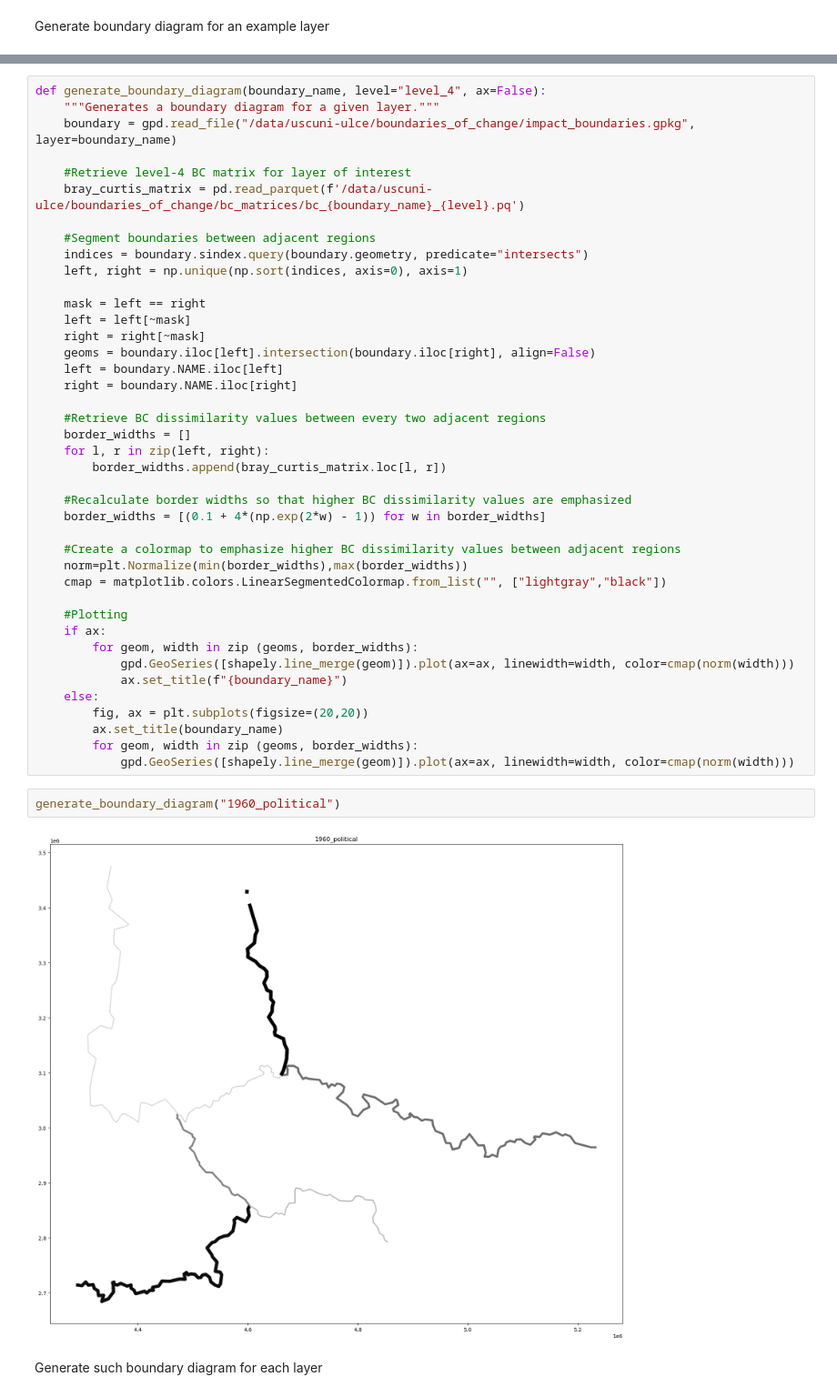
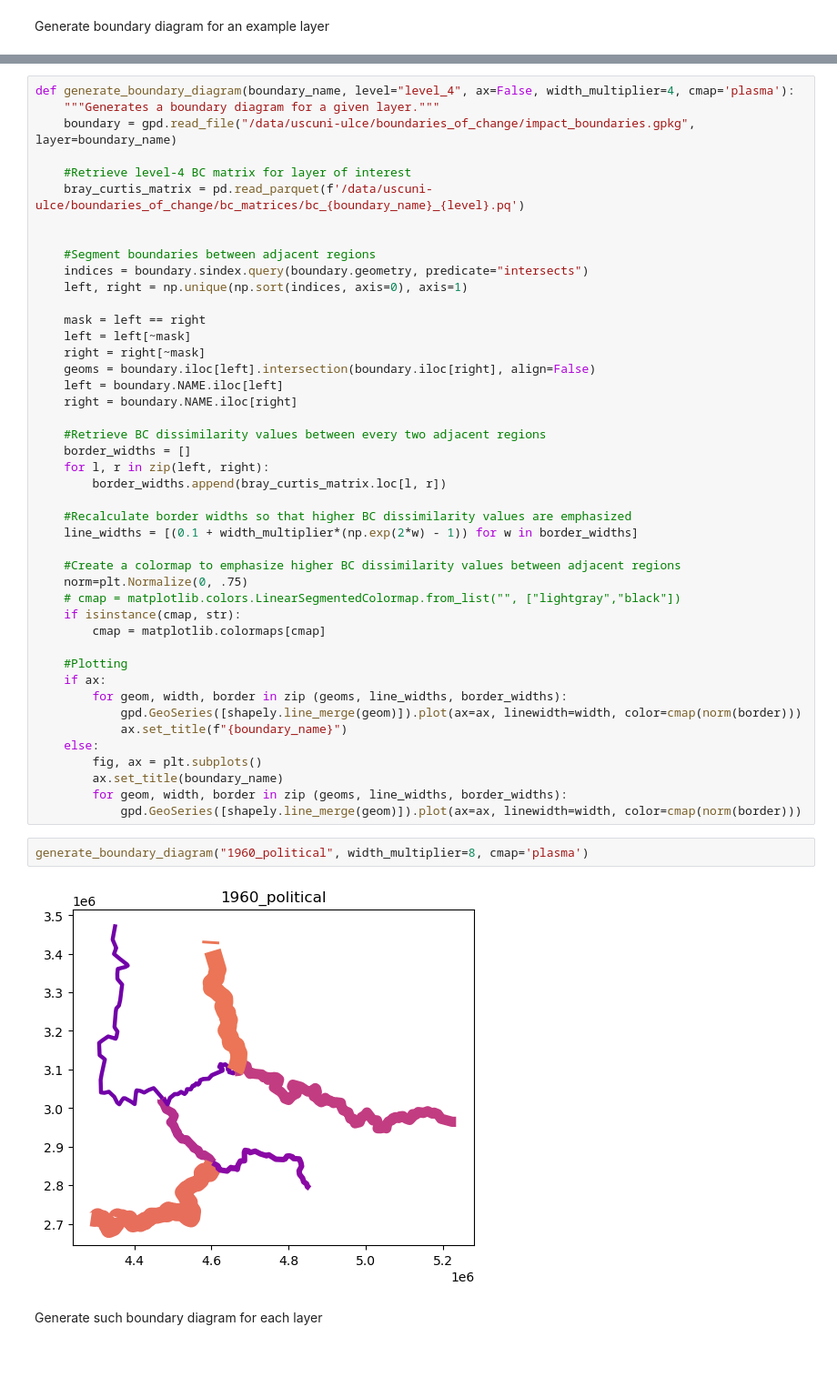
Before and after one commit to uscuni/boundaries_of_change, a Jupyter notebook: code/03_diagrams.ipynb, the cells around one changed output, grey strips where cells are left out. Shown at 91% size. Drawn from its saved outputs; the diff is of its cells as text; blank space fills up the shorter version.

```diff
--- a/code/03_diagrams.ipynb
+++ b/code/03_diagrams.ipynb
@@ -51,10 +53,11 @@ Generate boundary diagram for an example layer
 # %%
-def generate_boundary_diagram(boundary_name, level="level_4", ax=False):
+def generate_boundary_diagram(boundary_name, level="level_4", ax=False, width_multiplier=4, cmap='plasma'):
     """Generates a boundary diagram for a given layer."""
     boundary = gpd.read_file("/data/uscuni-ulce/boundaries_of_change/impact_boundaries.gpkg", layer=boundary_name)
 
     #Retrieve level-4 BC matrix for layer of interest
     bray_curtis_matrix = pd.read_parquet(f'/data/uscuni-ulce/boundaries_of_change/bc_matrices/bc_{boundary_name}_{level}.pq')
+
 
     #Segment boundaries between adjacent regions
     indices = boundary.sindex.query(boundary.geometry, predicate="intersects")
@@ -73,26 +76,28 @@ def generate_boundary_diagram(boundary_name, level="level_4", ax=False):
         border_widths.append(bray_curtis_matrix.loc[l, r])
 
     #Recalculate border widths so that higher BC dissimilarity values are emphasized
-    border_widths = [(0.1 + 4*(np.exp(2*w) - 1)) for w in border_widths]
+    line_widths = [(0.1 + width_multiplier*(np.exp(2*w) - 1)) for w in border_widths]
 
     #Create a colormap to emphasize higher BC dissimilarity values between adjacent regions
-    norm=plt.Normalize(min(border_widths),max(border_widths))
-    cmap = matplotlib.colors.LinearSegmentedColormap.from_list("", ["lightgray","black"])
+    norm=plt.Normalize(0, .75)
+    # cmap = matplotlib.colors.LinearSegmentedColormap.from_list("", ["lightgray","black"])
+    if isinstance(cmap, str):
+        cmap = matplotlib.colormaps[cmap]
 
     #Plotting
     if ax:
-        for geom, width in zip (geoms, border_widths):
-            gpd.GeoSeries([shapely.line_merge(geom)]).plot(ax=ax, linewidth=width, color=cmap(norm(width)))
+        for geom, width, border in zip (geoms, line_widths, border_widths):
+            gpd.GeoSeries([shapely.line_merge(geom)]).plot(ax=ax, linewidth=width, color=cmap(norm(border)))
             ax.set_title(f"{boundary_name}")
     else:
-        fig, ax = plt.subplots(figsize=(20,20))
+        fig, ax = plt.subplots()
         ax.set_title(boundary_name)
-        for geom, width in zip (geoms, border_widths):
-            gpd.GeoSeries([shapely.line_merge(geom)]).plot(ax=ax, linewidth=width, color=cmap(norm(width)))
+        for geom, width, border in zip (geoms, line_widths, border_widths):
+            gpd.GeoSeries([shapely.line_merge(geom)]).plot(ax=ax, linewidth=width, color=cmap(norm(border)))
 # %%
-generate_boundary_diagram("1960_political")
+generate_boundary_diagram("1960_political", width_multiplier=8, cmap='plasma')
 # %% [output]
-[figure, old version]
+[figure, new version]
 # %% [markdown]
 Generate such boundary diagram for each layer
 # %%
```
Also changed, not shown: parts of 9 cells of this notebook, 3 other files.
